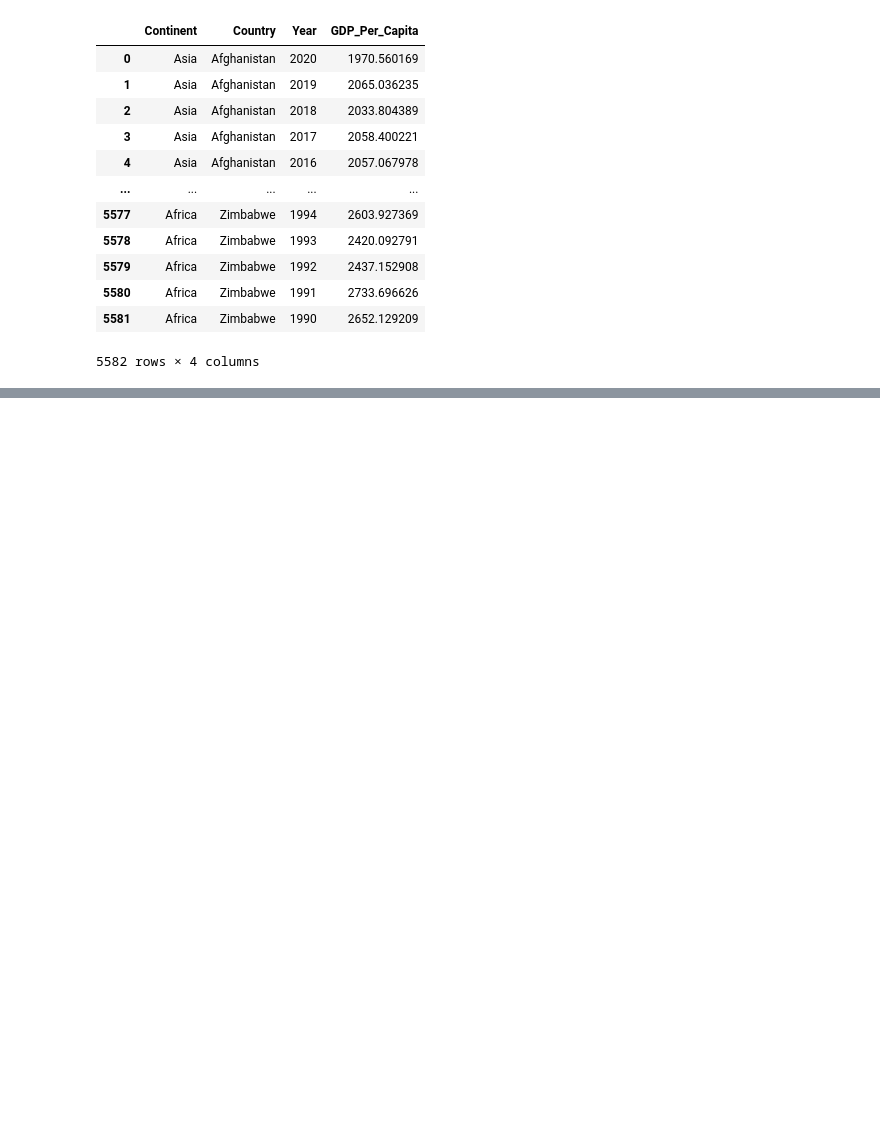
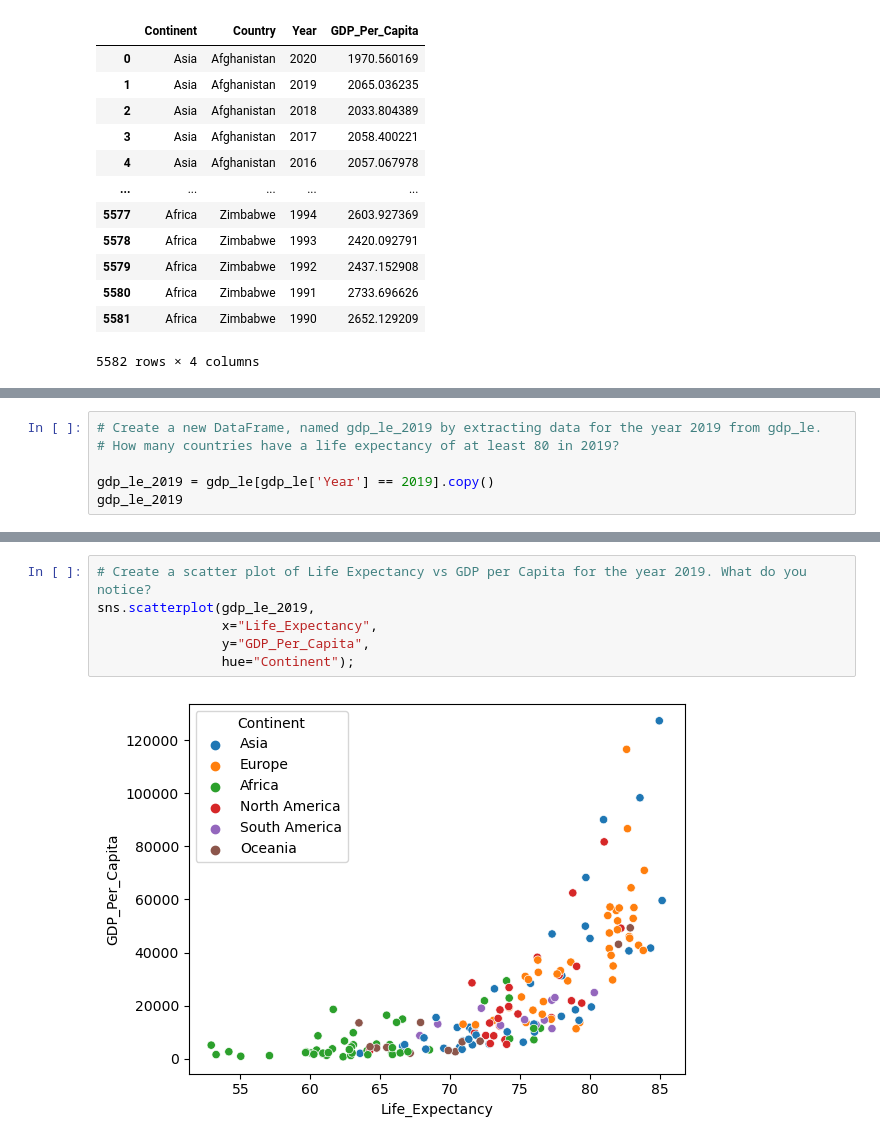
Before and after one commit to nss-data-science-cohort-7/un-exploration-ndidiox, a Jupyter notebook: notebooks/UN_Data_Exploration.ipynb, the cells around one changed output, grey strips where cells are left out. Saved outputs shown, nothing was run; the diff lists cells and outputs as text; blank space fills up the shorter version.

```diff
--- a/notebooks/UN_Data_Exploration.ipynb
+++ b/notebooks/UN_Data_Exploration.ipynb
@@ -377,0 +534,6 @@ Name: Continent, dtype: int64
+# %%
+# Create a new DataFrame, named gdp_le_2019 by extracting data for the year 2019 from gdp_le.
+# How many countries have a life expectancy of at least 80 in 2019?
+
+gdp_le_2019 = gdp_le[gdp_le['Year'] == 2019].copy()
+gdp_le_2019
@@ -377,0 +594,8 @@ Name: Continent, dtype: int64
+# %%
+# Create a scatter plot of Life Expectancy vs GDP per Capita for the year 2019. What do you notice?
+sns.scatterplot(gdp_le_2019,
+                x="Life_Expectancy",
+                y="GDP_Per_Capita",
+                hue="Continent");
+# %% [output]
+[figure, added]
```
Also changed, not shown: parts of 29 cells of this notebook.
